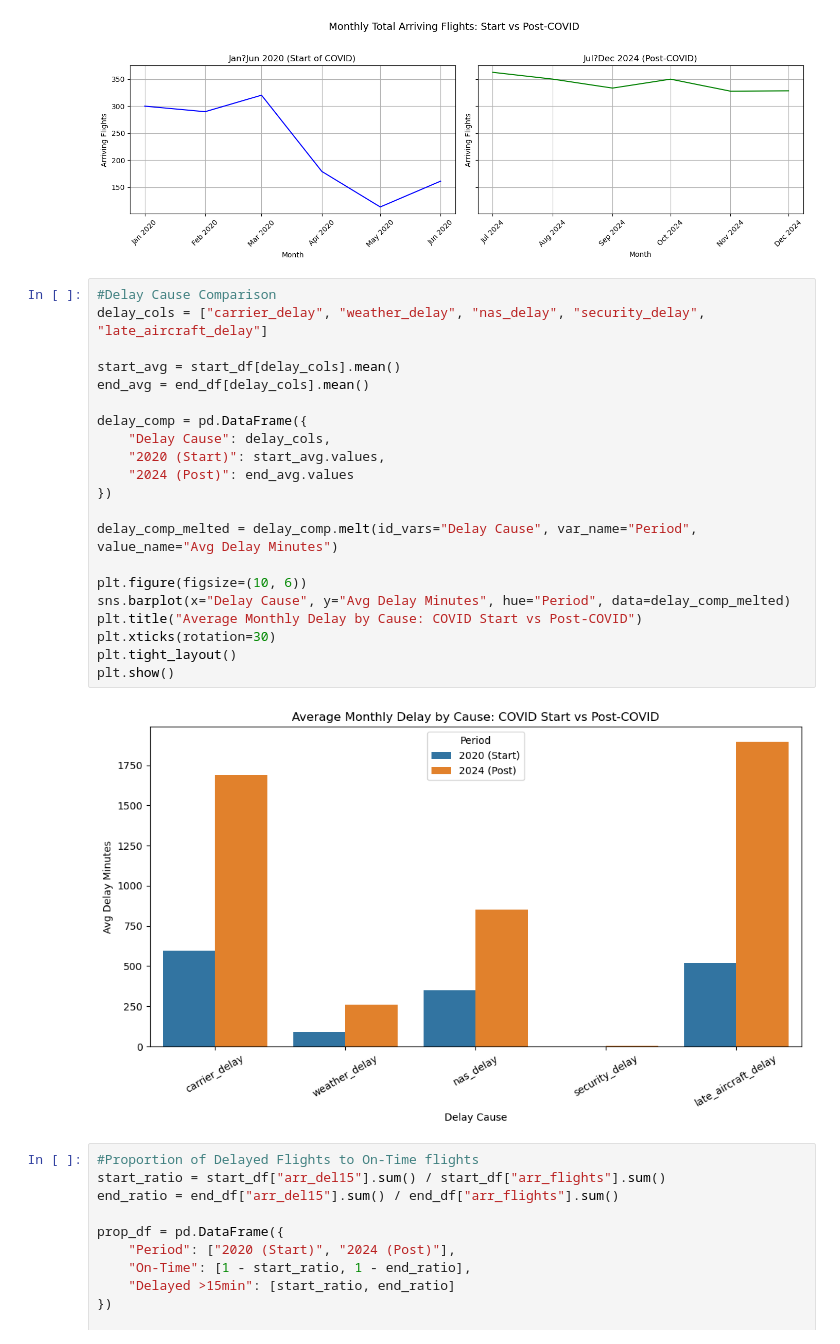
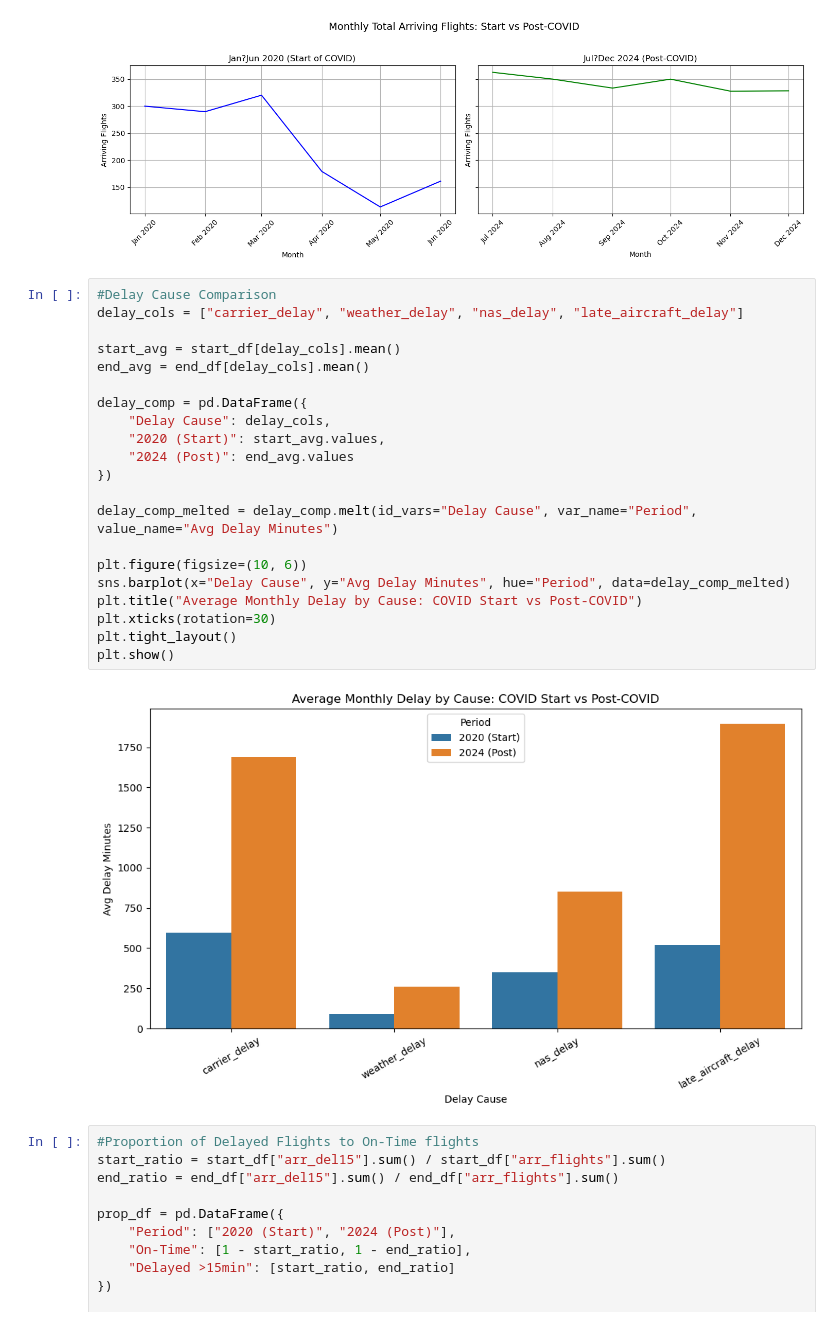
Before and after one commit to Aimorr/bts_flight_pipeline, a Jupyter notebook: notebooks/4_visualize.ipynb, the cells around one changed output. Drawn from its saved outputs; the diff is of its cells as text.

```diff
--- a/notebooks/4_visualize.ipynb
+++ b/notebooks/4_visualize.ipynb
@@ -55,27 +55,27 @@ plt.show()
 [figure]
 # %%
 #Delay Cause Comparison
-delay_cols = ["carrier_delay", "weather_delay", "nas_delay", "security_delay", "late_aircraft_delay"]
+delay_cols = ["carrier_delay", "weather_delay", "nas_delay", "late_aircraft_delay"]
 
 start_avg = start_df[delay_cols].mean()
 end_avg = end_df[delay_cols].mean()
 
 delay_comp = pd.DataFrame({
     "Delay Cause": delay_cols,
     "2020 (Start)": start_avg.values,
     "2024 (Post)": end_avg.values
 })
 
 delay_comp_melted = delay_comp.melt(id_vars="Delay Cause", var_name="Period", value_name="Avg Delay Minutes")
 
 plt.figure(figsize=(10, 6))
 sns.barplot(x="Delay Cause", y="Avg Delay Minutes", hue="Period", data=delay_comp_melted)
 plt.title("Average Monthly Delay by Cause: COVID Start vs Post-COVID")
 plt.xticks(rotation=30)
 plt.tight_layout()
 plt.show()
 # %% [output]
-[figure, old version]
+[figure, new version]
 # %%
 #Proportion of Delayed Flights to On-Time flights
 start_ratio = start_df["arr_del15"].sum() / start_df["arr_flights"].sum()
```
Also changed, not shown: 2 other files.
